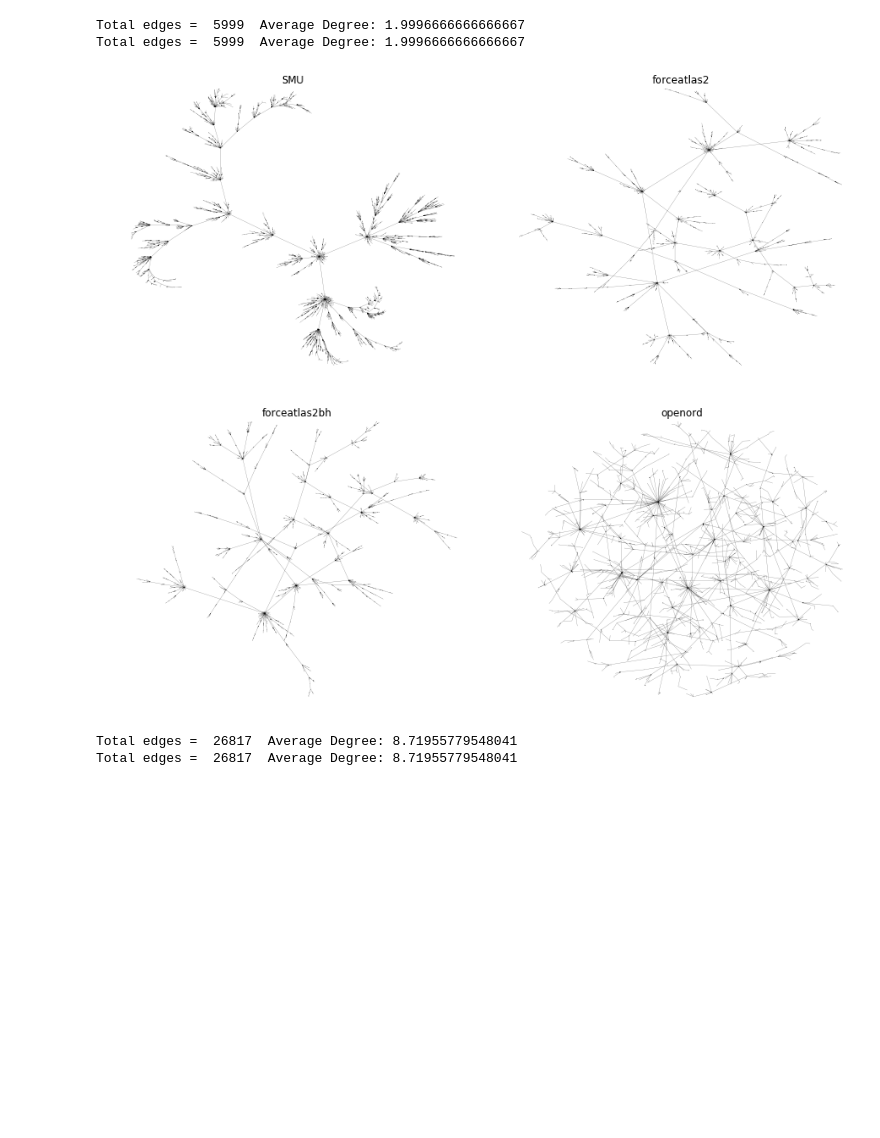
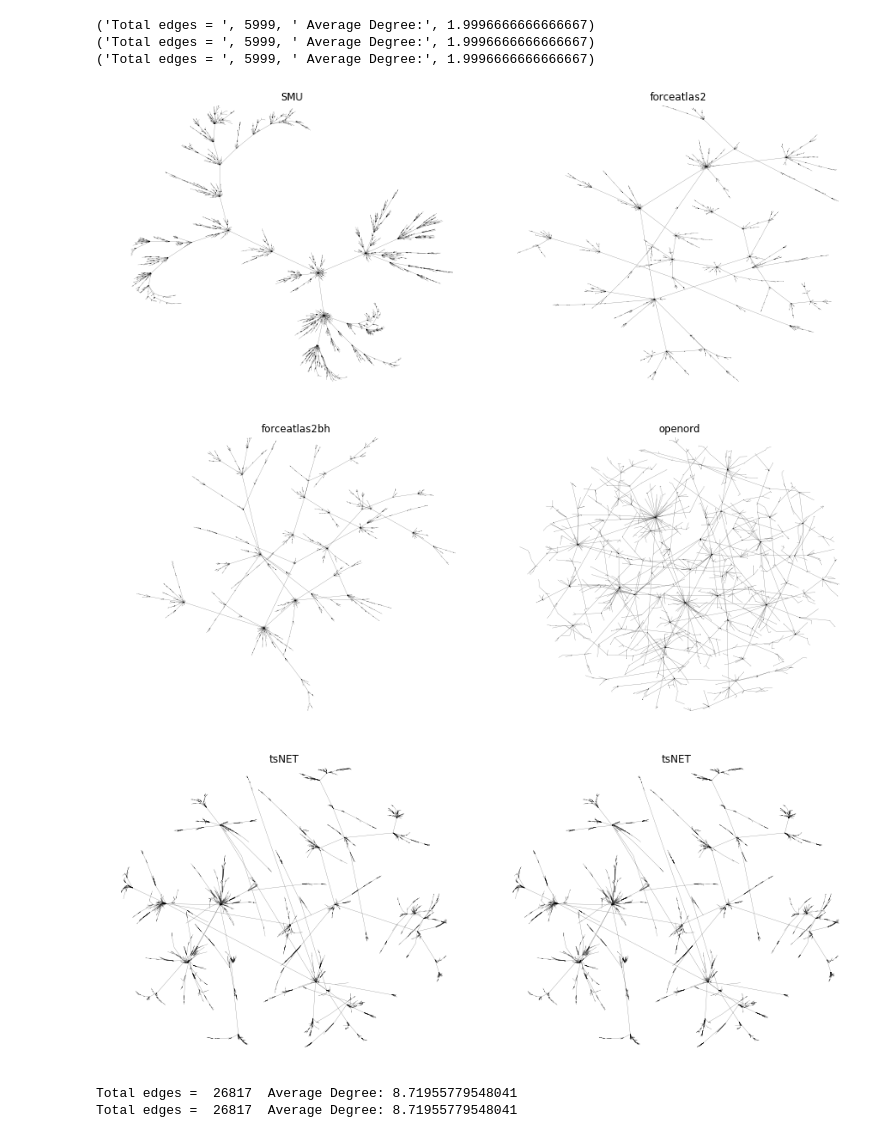
Before and after one commit to khaled-rahman/BatchLayout, a Jupyter notebook: visualize.ipynb, the cells around one changed output. Cells and saved outputs as stored; diff of their text form; code cells hidden in the pictures; blank space fills up the shorter version.

```diff
--- a/visualize.ipynb
+++ b/visualize.ipynb
@@ -123,6 +125,7 @@ algo2sf_ba6000 = readCoordinates("datasets/output/sf_ba6000.mtxCACHEMINB256PARAO
 openordsf_ba6000 = readCoordinates("datasets/output/sf_ba6000.openord_600.gml.txt")
 forceatlas2sf_ba6000 = readCoordinates("datasets/output/sf_ba6000.forceatlas2_600.gml.txt")
 forceatlas2bhsf_ba6000 = readCoordinates("datasets/output/sf_ba6000.forceatlas2_BH_600.gml.txt")
+tsNETsf_ba6000 = readCoordinates("datasets/output/sf_ba6000.tsNET_600.txt")
 # %%
 algo1googletopic = readCoordinates("datasets/output/googletopic.mtxCACHEMINB128PARAOUTRAND600.txt")
 algo2googletopic = readCoordinates("datasets/output/googletopic.mtxCACHEMINB256PARAOUTRAND600.txt")
@@ -148,11 +157,14 @@ Total edges =  6594  Average Degree: 2.66909532483303
 # %%
 drawlinegraph(G, algo2sf_ba6000, forceatlas2sf_ba6000, "SMU", "forceatlas2")
 drawlinegraph(G, forceatlas2bhsf_ba6000, openordsf_ba6000, "forceatlas2bh", "openord")
+drawlinegraph(G, tsNETsf_ba6000, tsNETsf_ba6000, "tsNET", "tsNET")
 # %% [output]
-Total edges =  5999  Average Degree: 1.9996666666666667
-Total edges =  5999  Average Degree: 1.9996666666666667
+('Total edges = ', 5999, ' Average Degree:', 1.9996666666666667)
+('Total edges = ', 5999, ' Average Degree:', 1.9996666666666667)
+('Total edges = ', 5999, ' Average Degree:', 1.9996666666666667)
 [figure]
 [figure]
+[figure, added]
 # %%
 drawlinegraph(G, algo2googletopic, forceatlas2googletopic, "SMU", "forceatlas2")
 drawlinegraph(G, forceatlas2bhgoogletopic, openordgoogletopic, "forceatlas2bh", "openord")
```
Also changed, not shown: parts of 7 cells of this notebook, 11 other files.
